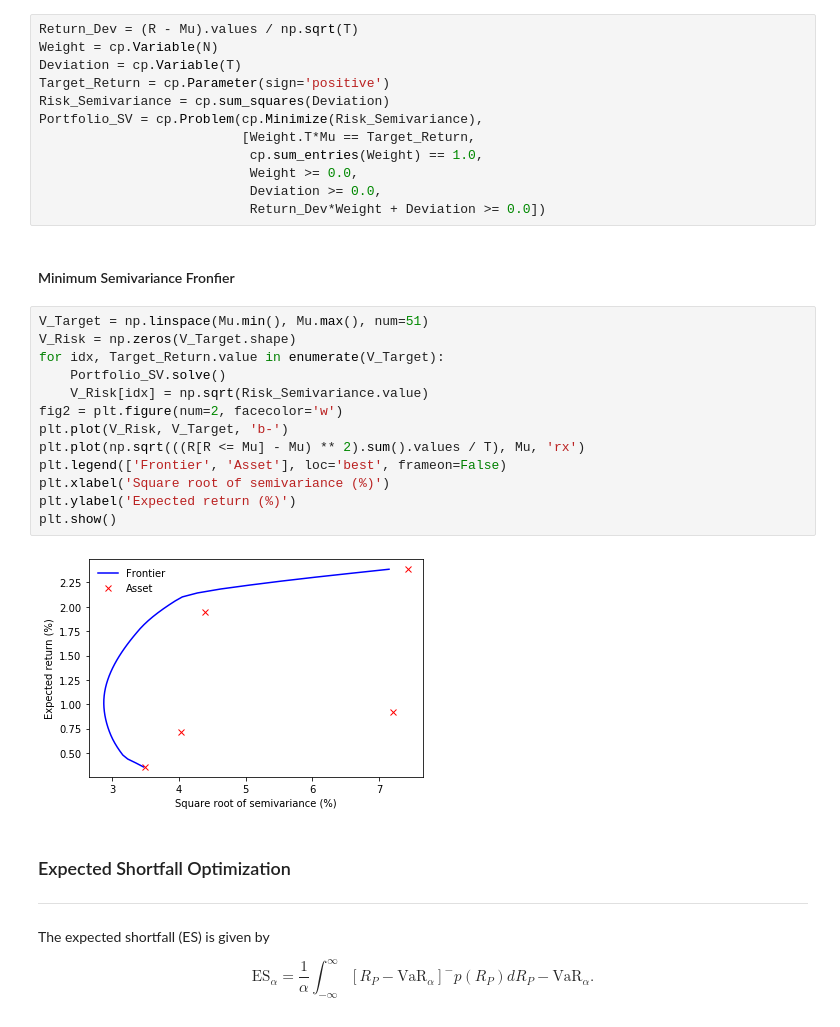
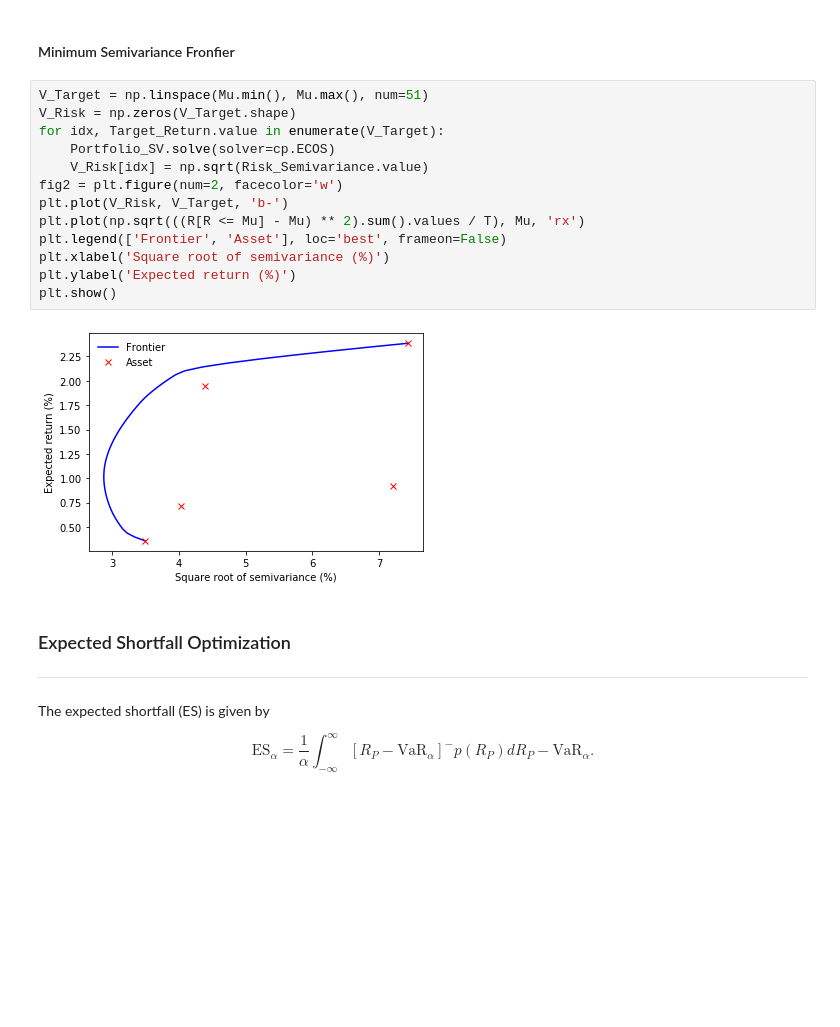
Before and after one commit to nakatsuma/GES-PEARL, a Jupyter notebook: notebook/ges_alt_risk.ipynb, the cells around one changed output. Drawn from its saved outputs; the diff is of its cells as text; blank space fills up the shorter version.

Commit message:
Set solver = ECOS

```diff
--- a/notebook/ges_alt_risk.ipynb
+++ b/notebook/ges_alt_risk.ipynb
@@ -118,32 +99,20 @@ Portfolio_SV = cp.Problem(cp.Minimize(Risk_Semivariance),
-# %%
-Return_Dev = (R - Mu).values / np.sqrt(T)
-Weight = cp.Variable(N)
-Deviation = cp.Variable(T)
-Target_Return = cp.Parameter(sign='positive')
-Risk_Semivariance = cp.sum_squares(Deviation)
-Portfolio_SV = cp.Problem(cp.Minimize(Risk_Semivariance),
-                          [Weight.T*Mu == Target_Return,
-                           cp.sum_entries(Weight) == 1.0,
-                           Weight >= 0.0,
-                           Deviation >= 0.0,
-                           Return_Dev*Weight + Deviation >= 0.0])
 # %% [markdown]
 #### Minimum Semivariance Fronfier
 # %%
 V_Target = np.linspace(Mu.min(), Mu.max(), num=51)
 V_Risk = np.zeros(V_Target.shape)
 for idx, Target_Return.value in enumerate(V_Target):
-    Portfolio_SV.solve()
+    Portfolio_SV.solve(solver=cp.ECOS)
     V_Risk[idx] = np.sqrt(Risk_Semivariance.value)
 fig2 = plt.figure(num=2, facecolor='w')
 plt.plot(V_Risk, V_Target, 'b-')
 plt.plot(np.sqrt(((R[R <= Mu] - Mu) ** 2).sum().values / T), Mu, 'rx')
 plt.legend(['Frontier', 'Asset'], loc='best', frameon=False)
 plt.xlabel('Square root of semivariance (%)')
 plt.ylabel('Expected return (%)')
 plt.show()
 # %% [output]
-[figure, old version]
+[figure, new version]
 # %% [markdown]
 ### Expected Shortfall Optimization
 ---
```
Also changed, not shown: parts of 10 cells of this notebook, 2 other files.
